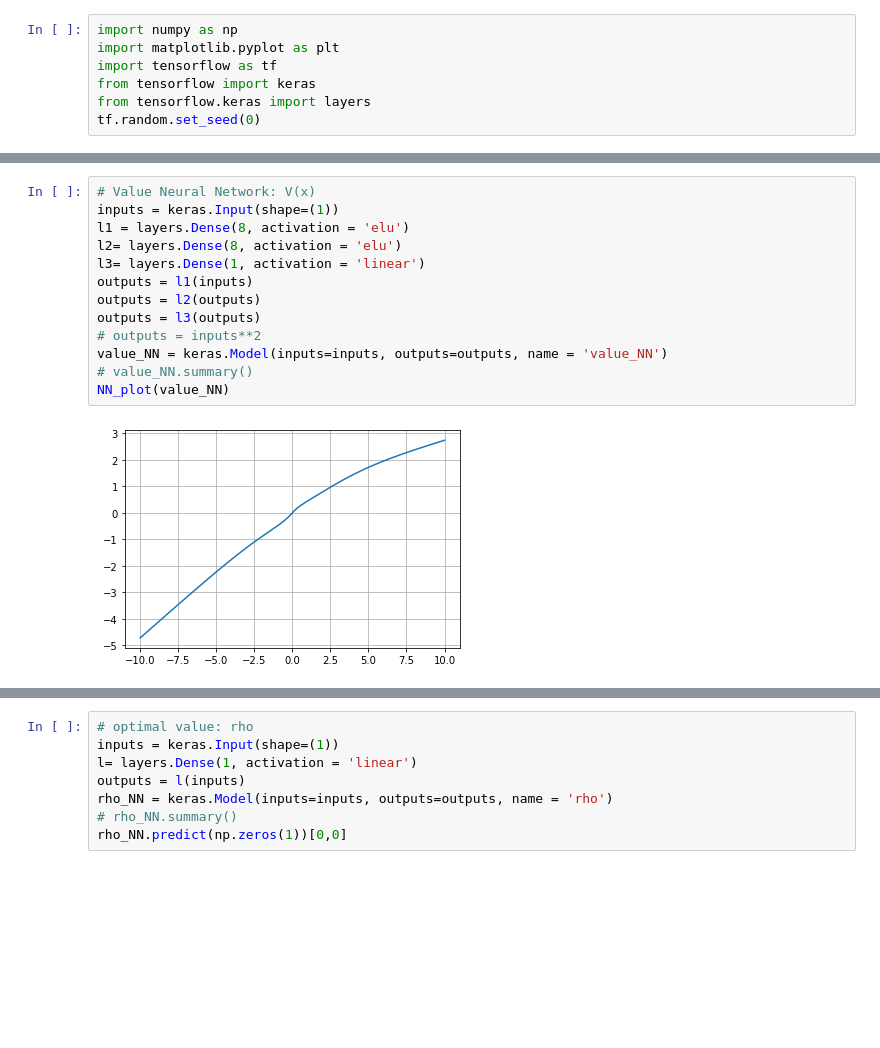
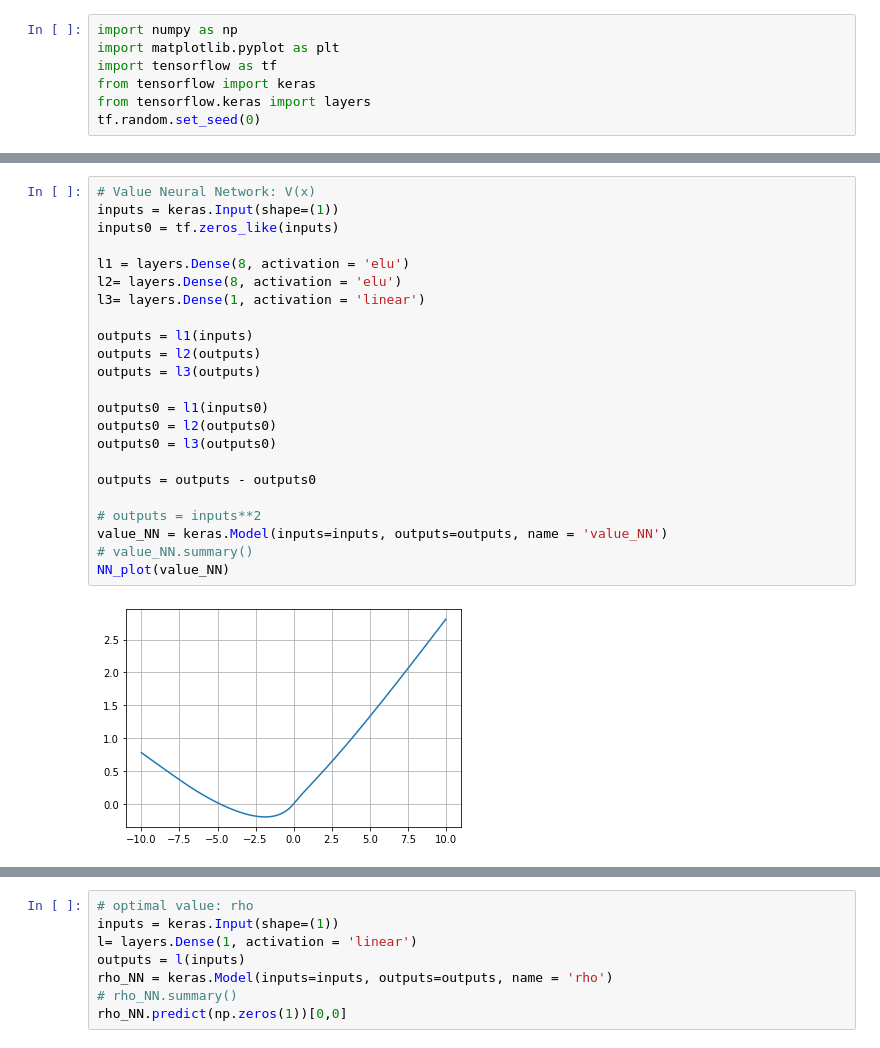
Before and after one commit to justinhou95/ErgodicControl, a Jupyter notebook: MBSDE.ipynb, the cells around one changed output, grey strips where cells are left out. Drawn from its saved outputs; the diff is of its cells as text; blank space fills up the shorter version.

```diff
--- a/MBSDE.ipynb
+++ b/MBSDE.ipynb
@@ -31,18 +44,28 @@ NN_plot(control_NN)
 # %%
 # Value Neural Network: V(x)
 inputs = keras.Input(shape=(1))
+inputs0 = tf.zeros_like(inputs)
+
 l1 = layers.Dense(8, activation = 'elu')
 l2= layers.Dense(8, activation = 'elu')
 l3= layers.Dense(1, activation = 'linear')
+
 outputs = l1(inputs)
 outputs = l2(outputs)
 outputs = l3(outputs)
+
+outputs0 = l1(inputs0)
+outputs0 = l2(outputs0)
+outputs0 = l3(outputs0)
+
+outputs = outputs - outputs0
+
 # outputs = inputs**2
 value_NN = keras.Model(inputs=inputs, outputs=outputs, name = 'value_NN')
 # value_NN.summary()
 NN_plot(value_NN)
 # %% [output]
-[figure, old version]
+[figure, new version]
 # %%
 # derivative of Value Neural Network: dV(x)/dx
 inputs = keras.Input(shape=(1))
```
Also changed, not shown: parts of 24 cells of this notebook, 4 other files.
